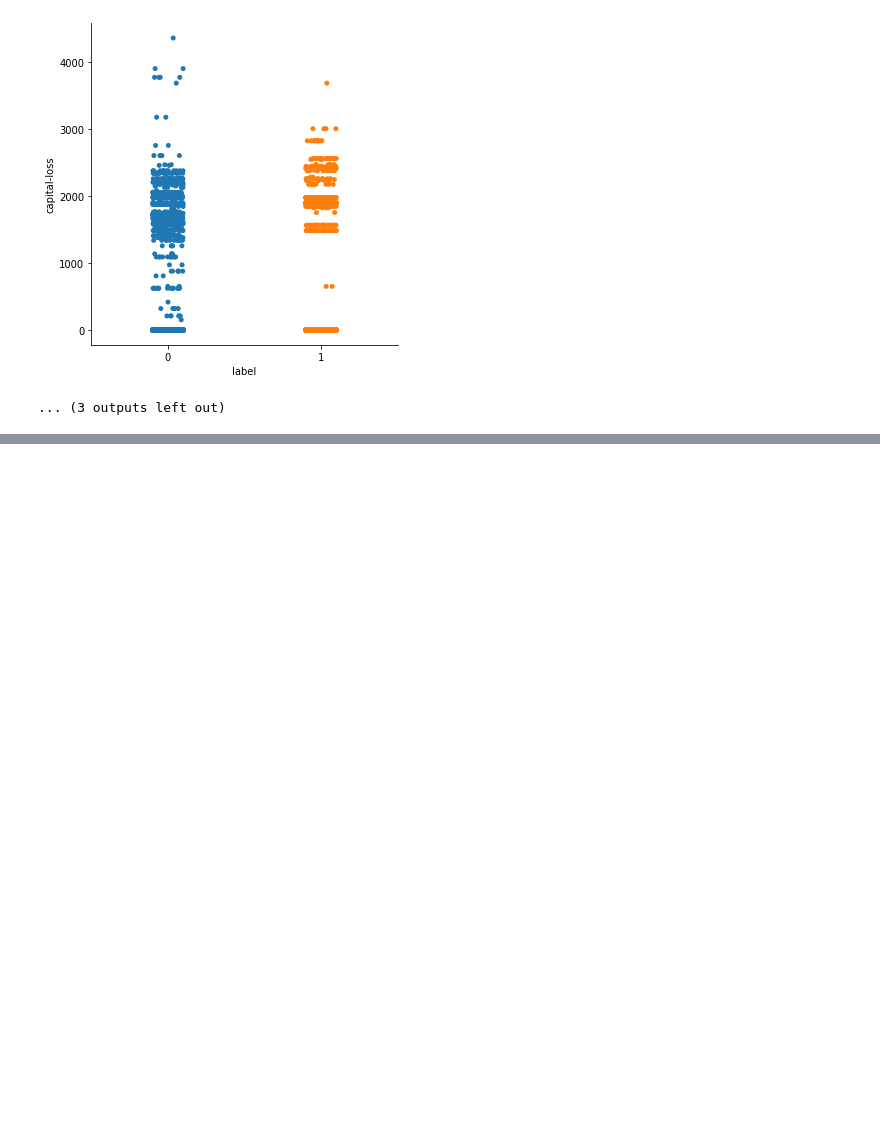
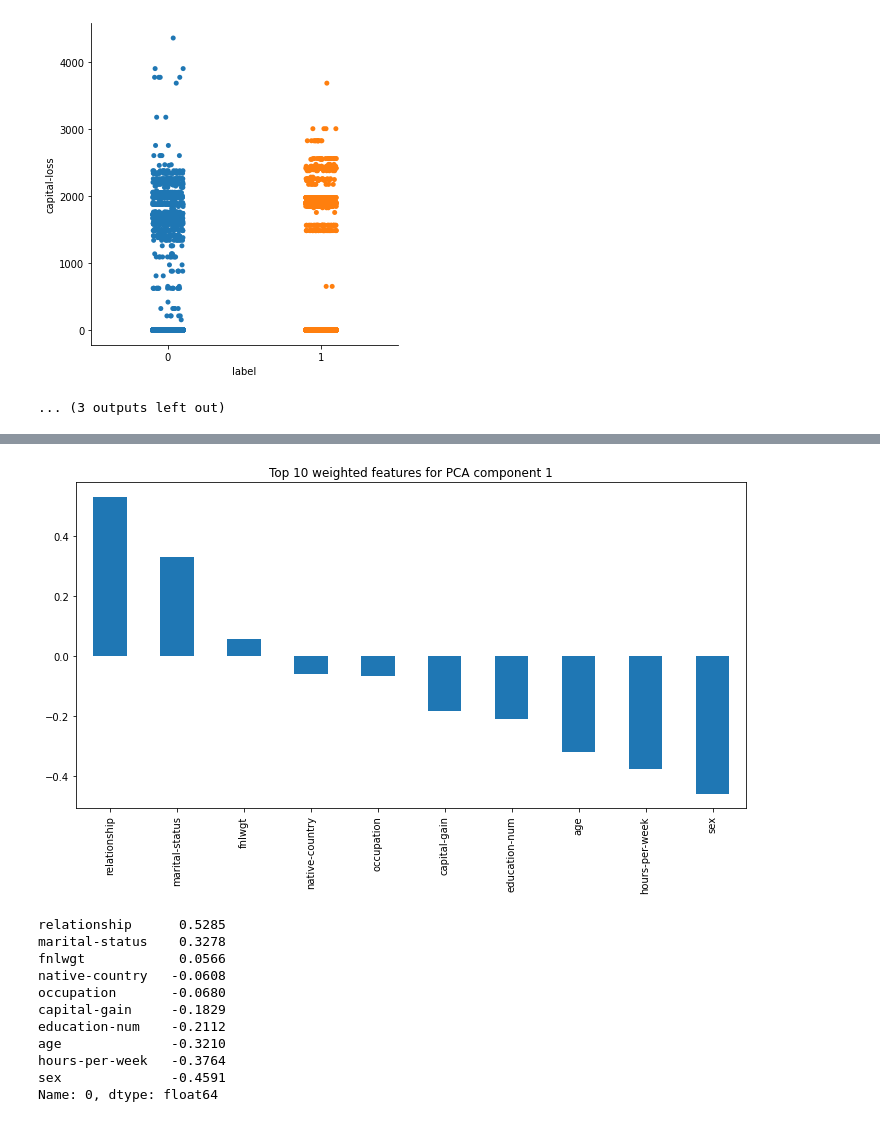
Before and after one commit to Bhargavi19/AdultDatasetAnalysis, a Jupyter notebook: Bivariate_Analysis.ipynb, the cells around one changed output, grey strips where cells are left out. Cells and saved outputs as stored; diff of their text form; code cells hidden in the pictures; blank space fills up the shorter version.

```diff
--- a/Bivariate_Analysis.ipynb
+++ b/Bivariate_Analysis.ipynb
@@ -185,0 +346,40 @@ print(age_less.std()*0.2)
+# %%
+# Define a function to show the weight of each features by dimension
+def show_weight(full_dataset, pca, comp_n, feat_n):
+    '''
+    Display the weight of each feature in dimension i
+    INPUT:
+        full_dataset: dataset
+        pca: PCA model fitted with data
+        comp_n: index of component
+        feat_n: feature number
+    OUTPUT: weight of each feature
+    '''
+    components = pd.DataFrame(np.round(pca.components_, 4), columns=full_dataset.keys()).iloc[comp_n - 1]
+    components.sort_values(ascending=False, inplace=True)
+    top2n_components = pd.concat([components.head(feat_n), components.tail(feat_n)])
+
+    # Plot the result
+    top2n_components.plot(kind='bar',
+                          title='Top {} weighted features for PCA component {}'.format(feat_n*2, comp_n),
+                          figsize=(12, 6))
+    plt.show()
+#     top_components = pd.concat([components.iloc[:5,:],components.iloc[-5:]]).reset_index()
+    return top2n_components
+
+
+components1 = show_weight(adult_data_processed, pca, 1, 5)
+components1
+# %% [output]
+[figure, added]
+relationship      0.5285
+marital-status    0.3278
+fnlwgt            0.0566
+native-country   -0.0608
+occupation       -0.0680
+capital-gain     -0.1829
+education-num    -0.2112
+age              -0.3210
+hours-per-week   -0.3764
+sex              -0.4591
+Name: 0, dtype: float64
```
Also changed, not shown: parts of 13 cells of this notebook, 2 other files.
